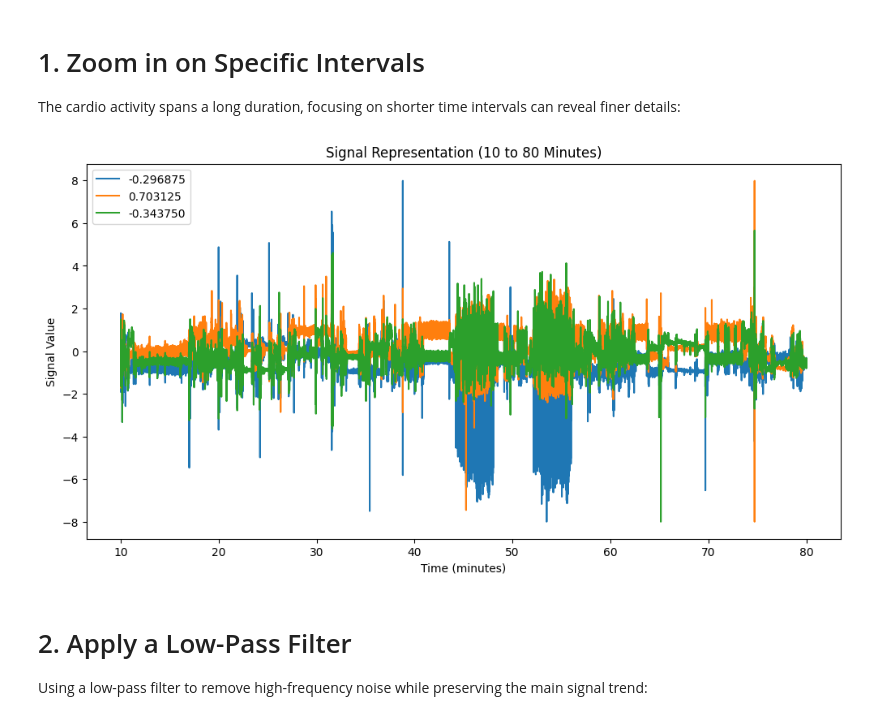
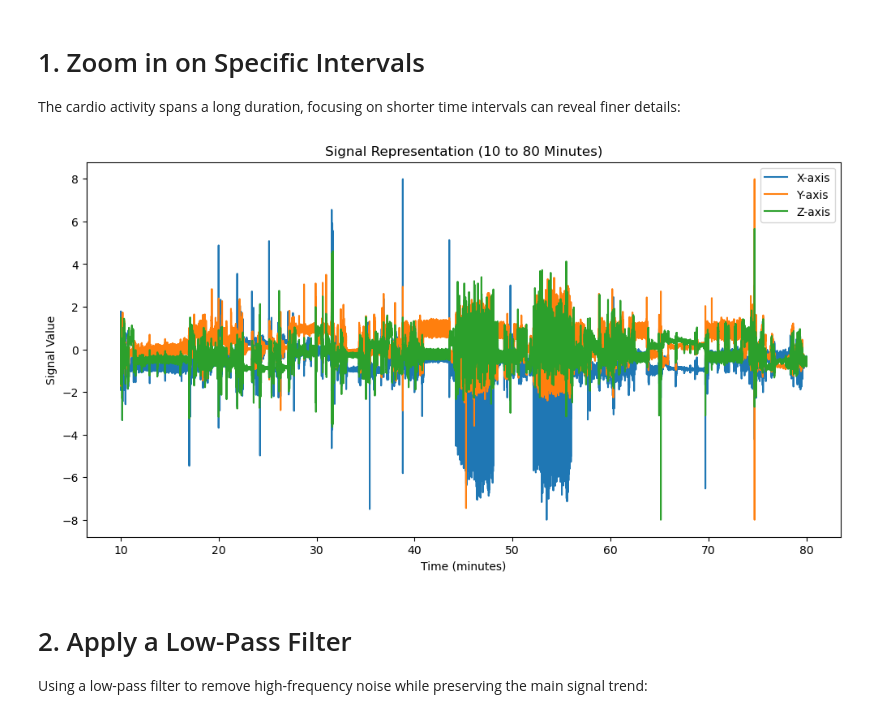
Before and after one commit to leyah-sa/AX3-Project, a Jupyter notebook: notebooks/Smoker/Smoker-analysis.ipynb, the cells around one changed output. Saved outputs shown, nothing was run; the diff lists cells and outputs as text; code cells hidden in the pictures.

```diff
--- a/notebooks/Smoker-analysis.ipynb
+++ b/notebooks/Smoker/Smoker-analysis.ipynb
@@ -2,7 +2,7 @@
 import pandas as pd
 import matplotlib.pyplot as plt
 
-file_path = "C:\\Users\\user\\OneDrive\\Documents\\M2 SNS IDS\\HAH913E - Santé activité physique 5\\FemmeCardio.csv"
+file_path = "/Users/leasaab/Documents/Dev/AX3-Project/data/FemmeCardio.csv"
 
 data = pd.read_csv(file_path)
 
@@ -12,0 +11,18 @@ FileNotFoundError: [Errno 2] No such file or directory: 'C:\\Users\\user\\OneDri
+# %%
+## Convert the timestamp column to datetime
+data[timestamp_column] = pd.to_datetime(data[timestamp_column])
+
+# Calculate the relative time in seconds
+sampling_interval = (data[timestamp_column].iloc[1] - data[timestamp_column].iloc[0]).total_seconds()
+data['relative_time_seconds'] = data.index * sampling_interval
+
+# Plot the signal with time in seconds
+plt.figure(figsize=(12, 6))
+for signal in signal_columns:
+    plt.plot(data['relative_time_seconds'], data[signal], label=signal)
+
+plt.title("Raw Signal Representation Over Time (Seconds)")
+plt.xlabel("Time (seconds)")
+plt.ylabel("Signal Value")
+plt.legend()
+plt.show()
@@ -65,20 +83,22 @@ The cardio activity spans a long duration, focusing on shorter time intervals ca
 # %%
 # Filter data to keep only rows where time is between 10 and 80 minutes
 filtered_data = data[(data['relative_time_minutes'] >= 10) & (data['relative_time_minutes'] <= 80)]
 
+# Define axis labels for clarity
+axis_labels = ['X-axis', 'Y-axis', 'Z-axis']
 
-# Plot the filtered signal
+# Plot the filtered signal with corrected legends
 plt.figure(figsize=(12, 6))
-for signal in signal_columns:
-    plt.plot(filtered_data['relative_time_minutes'], filtered_data[signal], label=signal)
+for signal, axis_label in zip(signal_columns, axis_labels):
+    plt.plot(filtered_data['relative_time_minutes'], filtered_data[signal], label=axis_label)
 
 plt.title("Signal Representation (10 to 80 Minutes)")
 plt.xlabel("Time (minutes)")
 plt.ylabel("Signal Value")
 plt.legend()
 plt.show()
 # %% [output]
-[figure, old version]
+[figure, new version]
 # %% [markdown]
 # 2. Apply a Low-Pass Filter
 
```
Also changed, not shown: parts of 3 cells of this notebook, 1 other file.
